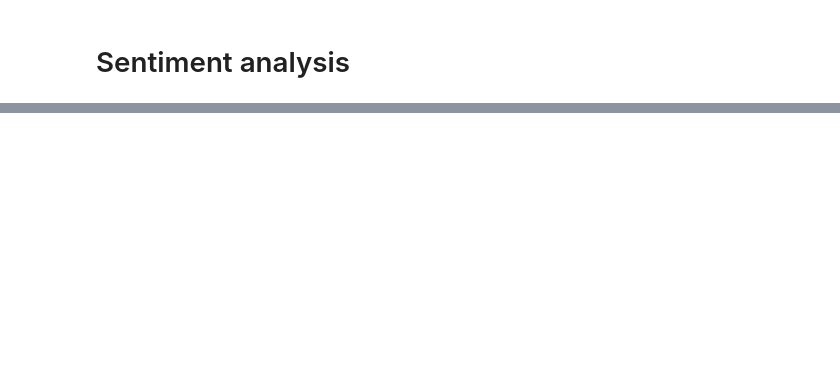
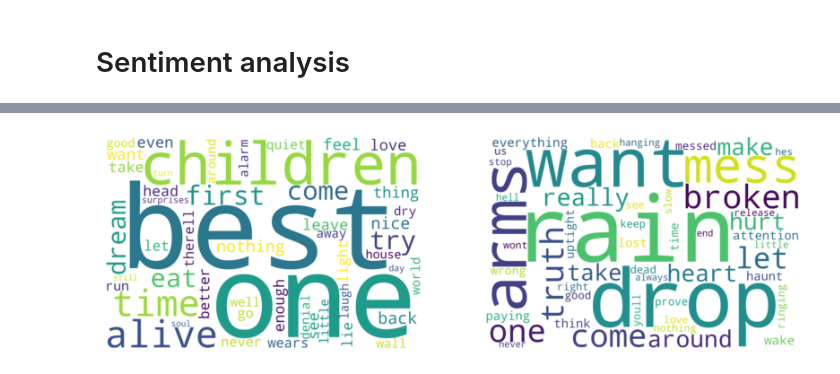
Before and after one commit to artigenius/homework, a Jupyter notebook: project_lyrics_analysis.ipynb, the cells around one changed output, grey strips where cells are left out. Saved outputs shown, nothing was run; the diff lists cells and outputs as text; code cells hidden in the pictures; blank space fills up the shorter version.

```diff
--- a/project_lyrics_analysis.ipynb
+++ b/project_lyrics_analysis.ipynb
@@ -76,0 +71,4 @@ HTML(mother_mother_df[['album_cover', 'page_views', 'song_title']].to_html(escap
+# %%
+# очистим данные от пустых строк, в которых нет текста, так как только в столбце lyrics отсутствуют данные
+df_nan = df.dropna()
+df_nan.info()
@@ -76,0 +94,4 @@ HTML(mother_mother_df[['album_cover', 'page_views', 'song_title']].to_html(escap
+# %%
+# так как нам не нужны некоторые данные, мы удалим столбцы с ними
+df_nan.drop(['valence', 'duration_ms', 'album_img', 'pct_sad', 'word_count', 'lyrical_density', 'gloom_index'], axis = 1, inplace = True)
+df_nan.info()
@@ -81,0 +200,16 @@ sentiment_analysis = pipeline("sentiment-analysis",model="cardiffnlp/twitter-rob
+# %%
+nltk.download('vader_lexicon')
+sia = SentimentIntensityAnalyzer()
+
+comp_score = [] # общий результат сентимент-анализа
+sentiment = [] # финальный "вердикт"
+
+for i in df_nan.loc[:,'lyrics_cleaned']:
+    sentiment.append(sia.polarity_scores(i))
+
+# Compound score is the sum of positive, negative & neutral scores
+# which is then normalized between -1(most extreme negative) and +1 (most extreme positive).
+df_nan.loc[:,'sent_scores'] = sentiment
+df_nan.loc[:,'comp_score'] = df_nan.loc[:,'sent_scores'].apply(lambda x: x['compound'])
+df_nan.loc[:,'sentiment'] = df_nan.loc[:,'comp_score'].apply(lambda x: 'Positive' if x>=0.5 else 'Negative' if x<=-0.5 else 'Neutral')
+df_nan
@@ -81,0 +273,23 @@ sentiment_analysis = pipeline("sentiment-analysis",model="cardiffnlp/twitter-rob
+# %%
+# Filtering songs with postive, negative and neutral sentiments seperately
+pos_sent = df_nan[df_nan['sentiment']=='Positive']
+neg_sent = df_nan[df_nan['sentiment']=='Negative']
+# %%
+plt.figure(figsize=(10,8))
+plt.subplot(1,2,1)
+wordcloud1 = WordCloud(collocations = False,
+                      background_color = 'white',max_words = 50,
+                      width=3000, height=2000).generate(' '.join(pos_sent['lyrics_cleaned']))
+plt.imshow(wordcloud1, interpolation='bilinear')
+plt.axis("off")
+
+plt.subplot(1,2,2)
+wordcloud2 = WordCloud(collocations = False,
+                      background_color = 'white',max_words = 50,
+                      width=3000, height=2000).generate(' '.join(neg_sent['lyrics_cleaned']))
+plt.imshow(wordcloud2, interpolation='bilinear')
+plt.axis("off")
+
+plt.show()
+# %% [output]
+[figure, added]
```
Also changed, not shown: parts of 30 cells of this notebook.
